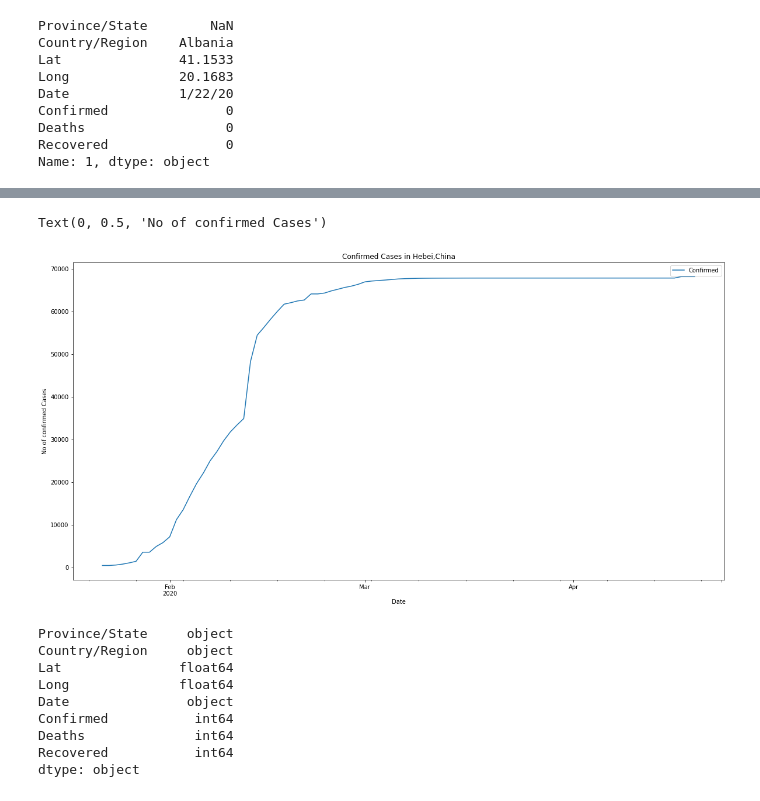
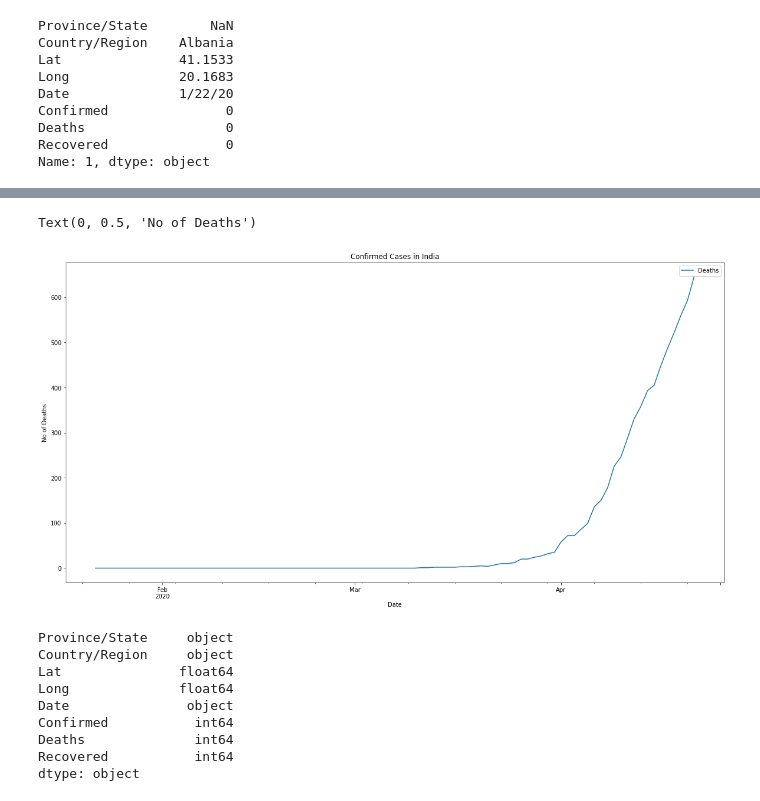
Before and after one commit to premkumarsj/covid, a Jupyter notebook: Covid_data_analysis.ipynb, the cells around one changed output, grey strips where cells are left out. Cells and saved outputs as stored; diff of their text form; code cells hidden in the pictures.

```diff
--- a/Covid_data_analysis.ipynb
+++ b/Covid_data_analysis.ipynb
@@ -105,7 +105,7 @@ Recovered               0
 Name: 1, dtype: object
 # %%
 #Filter only Hubei province's data and list the top 5
-df_china_hubei = df1[df1['Province/State'] == 'Hubei']
-df_china_hubei.head(5)
+df_india = df1[df1['Country/Region'] == 'India']
+df_india.tail(5)
 # %% [output]
 |  | Province/State | Country/Region | Lat | Long | Date | Confirmed | Deaths | Recovered |
@@ -118,7 +118,7 @@ df_china_hubei.head(5)
 #Create a new Column 'date_i'
 #Convert the Date into DateTime datastructure
 #Make the new column as the index
-df_china_hubei.loc[:,'date_i']=pd.to_datetime(df_china_hubei['Date']);
-df_china_hubei = df_china_hubei.set_index('date_i')
-df_china_hubei.head(5)
+df_india.loc[:,'date_i']=pd.to_datetime(df_india['Date']);
+df_india = df_india.set_index('date_i')
+df_india.head(5)
 # %% [output]
@@ -142,9 +141,9 @@ See the caveats in the documentation: http://pandas.pydata.org/pandas-docs/stabl
 # %%
-#Plot a line chart of confirmed cases in hubei
-ax = df_china_hubei['Confirmed'].plot(figsize=(20,10),title="Confirmed Cases in Hebei,China",legend=True)
+#Plot a line chart of confirmed cases in India
+ax = df_india['Deaths'].plot(figsize=(20,10),title="Confirmed Cases in India",legend=True)
 plt.xlabel('Date')
-plt.ylabel('No of confirmed Cases')
+plt.ylabel('No of Deaths')
 # %% [output]
-Text(0, 0.5, 'No of confirmed Cases')
+Text(0, 0.5, 'No of Deaths')
-[figure, old version]
+[figure, new version]
 # %%
```
Also changed, not shown: parts of 21 cells of this notebook, 1 other file.
